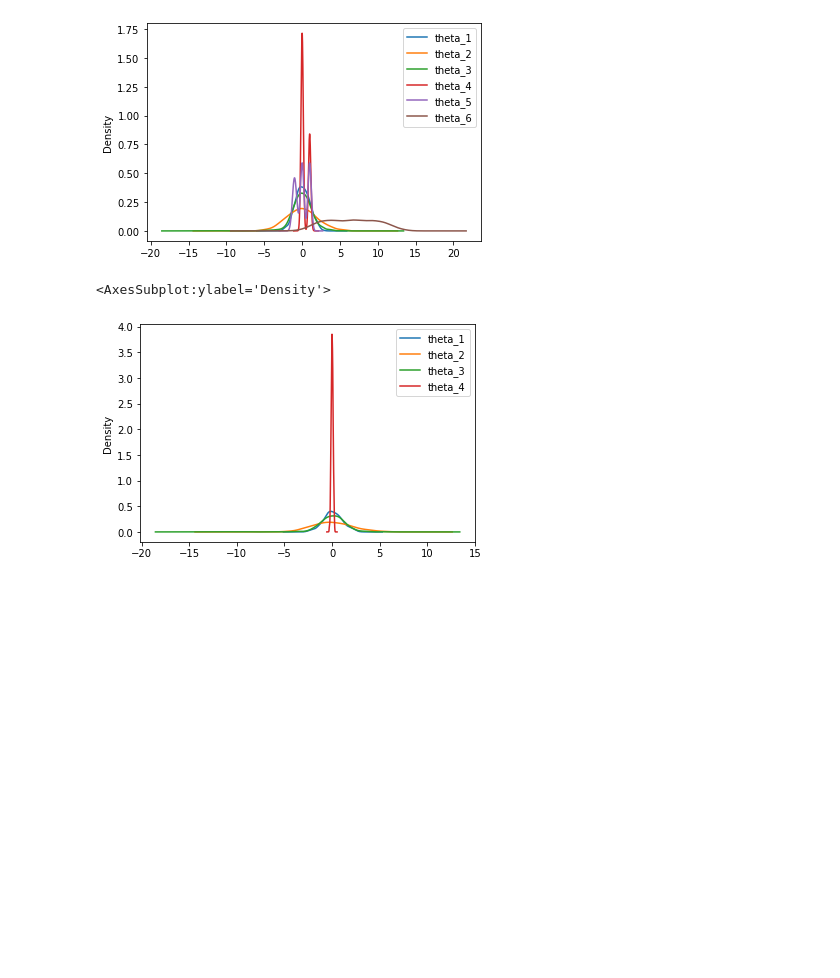
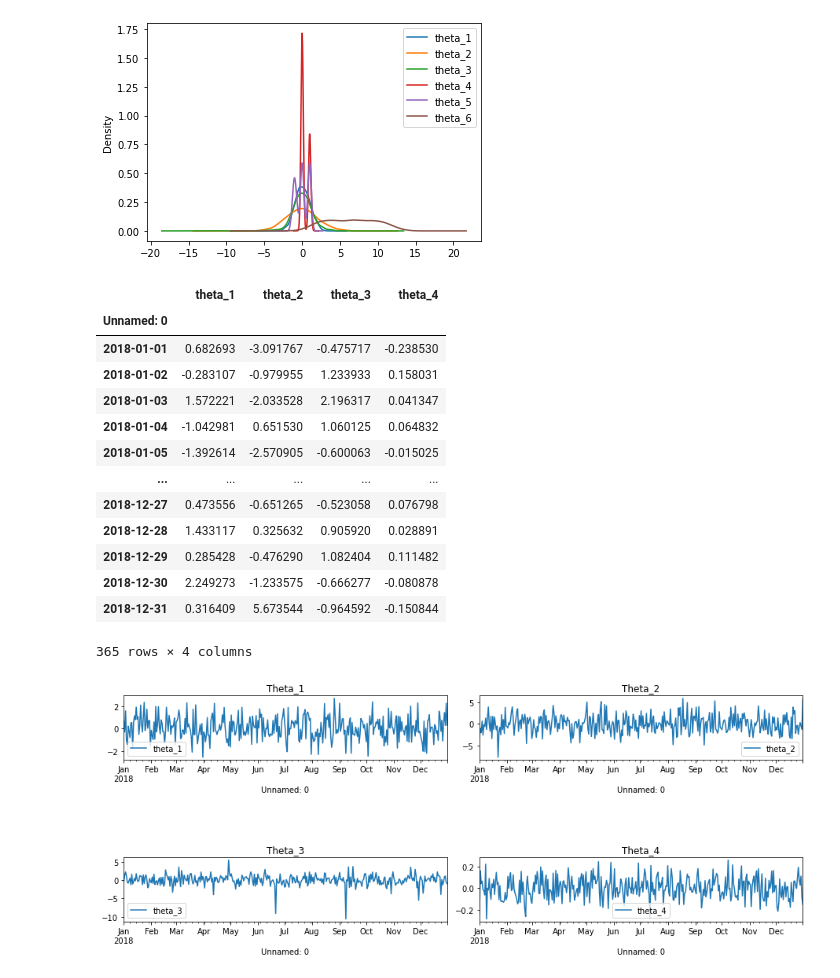
Before and after one commit to majedsuliman/Data-analysis, a Jupyter notebook: Lab1/Exercise 1/Suliman_Lab1.ipynb, the cells around one changed output. Drawn from its saved outputs; the diff is of its cells as text; code cells hidden in the pictures; blank space fills up the shorter version.

```diff
--- a/Lab1/Exercise 1/Suliman_Lab1.ipynb
+++ b/Lab1/Exercise 1/Suliman_Lab1.ipynb
@@ -49,12 +52,32 @@ df.plot.kde()
 <AxesSubplot:ylabel='Density'>
 [figure]
 # %%
-df['Unnamed: 0'] = pd.to_datetime(df['Unnamed: 0'], format='%m/%d/%Y')
-include_2018 = df[df['Unnamed: 0'].dt.year == 2018]
-
-include_2018 = include_2018[['theta_1', 'theta_2','theta_3', 'theta_4']]
-
-include_2018.plot.kde()
+df['Unnamed: 0'] = pd.to_datetime(df['Unnamed: 0'], format='%Y-%m-%d')
+Year18_df = df.loc[(df['Unnamed: 0'] >= '2018-01-01') & (df['Unnamed: 0'] <= '2018-12-31')]
+theta_4 = Year18_df[['Unnamed: 0', 'theta_1', 'theta_2','theta_3', 'theta_4']]
+theta_4.set_index('Unnamed: 0')
 # %% [output]
+|  | theta_1 | theta_2 | theta_3 | theta_4 |
+| Unnamed: 0 |  |  |  |  |
+| 2018-01-01 | 0.682693 | -3.091767 | -0.475717 | -0.238530 |
+| 2018-01-02 | -0.283107 | -0.979955 | 1.233933 | 0.158031 |
+| 2018-01-03 | 1.572221 | -2.033528 | 2.196317 | 0.041347 |
+| 2018-01-04 | -1.042981 | 0.651530 | 1.060125 | 0.064832 |
+| 2018-01-05 | -1.392614 | -2.570905 | -0.600063 | -0.015025 |
+| ... | ... | ... | ... | ... |
+| 2018-12-27 | 0.473556 | -0.651265 | -0.523058 | 0.076798 |
+| 2018-12-28 | 1.433117 | 0.325632 | 0.905920 | 0.028891 |
+| 2018-12-29 | 0.285428 | -0.476290 | 1.082404 | 0.111482 |
+| 2018-12-30 | 2.249273 | -1.233575 | -0.666277 | -0.080878 |
+| 2018-12-31 | 0.316409 | 5.673544 | -0.964592 | -0.150844 |
-<AxesSubplot:ylabel='Density'>
+365 rows × 4 columns
-[figure, removed]
+# %%
+#Plot all columns as time series. (Year 2018)
+f1, ax = plt.subplots(2,2, figsize=(15,5))
+theta_4.plot('Unnamed: 0','theta_1', ax=ax[0][0], title = 'Theta_1')
+theta_4.plot('Unnamed: 0','theta_2', ax=ax[0][1], title = 'Theta_2')
+theta_4.plot('Unnamed: 0','theta_3', ax=ax[1][0], title = 'Theta_3')
+theta_4.plot('Unnamed: 0','theta_4', ax=ax[1][1], title = 'Theta_4')
+plt.subplots_adjust(left=0.1, bottom=0.1, right=0.9, top=0.9, wspace=0.1, hspace=1.5)
+# %% [output]
+[figure, added]
```
Also changed, not shown: parts of 4 cells of this notebook, 1 other file.
